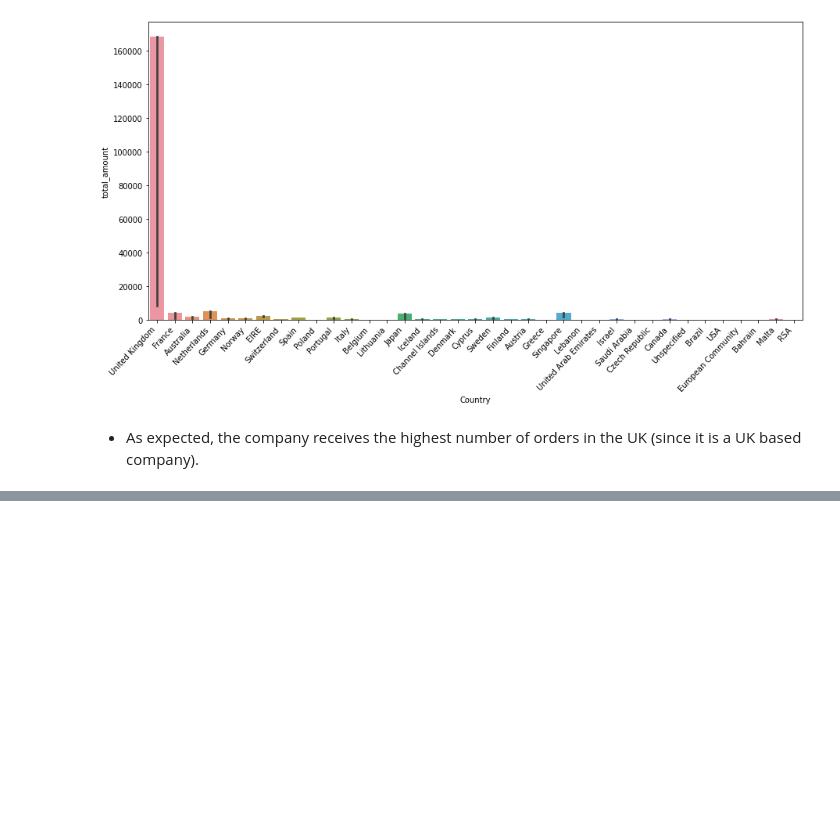
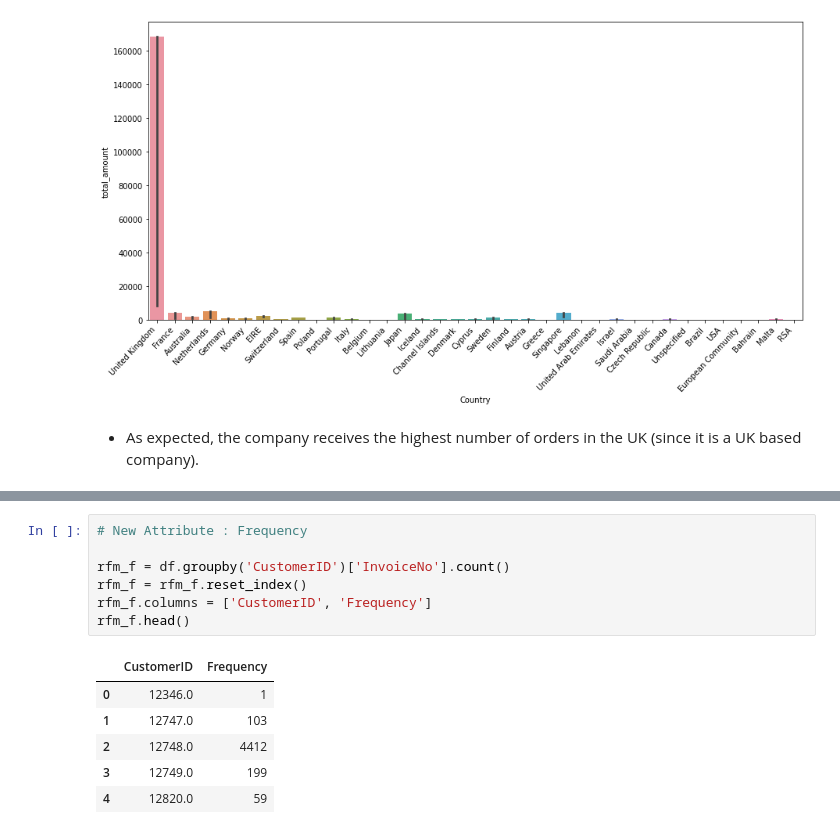
Before and after one commit to omajipawar/Online-Retail-Customer-Segmentation, a Jupyter notebook: Online_Retail_Customer_Segmentation_(Omaji_Pawar).ipynb, the cells around one changed output, grey strips where cells are left out. Cells and saved outputs as stored; diff of their text form; blank space fills up the shorter version.

```diff
--- a/Online_Retail_Customer_Segmentation_(Omaji_Pawar).ipynb
+++ b/Online_Retail_Customer_Segmentation_(Omaji_Pawar).ipynb
@@ -301,0 +351,14 @@ plt.show()
+# %%
+# New Attribute : Frequency
+
+rfm_f = df.groupby('CustomerID')['InvoiceNo'].count()
+rfm_f = rfm_f.reset_index()
+rfm_f.columns = ['CustomerID', 'Frequency']
+rfm_f.head()
+# %% [output]
+|  | CustomerID | Frequency |
+| 0 | 12346.0 | 1 |
+| 1 | 12747.0 | 103 |
+| 2 | 12748.0 | 4412 |
+| 3 | 12749.0 | 199 |
+| 4 | 12820.0 | 59 |
```
Also changed, not shown: parts of 15 cells of this notebook.
